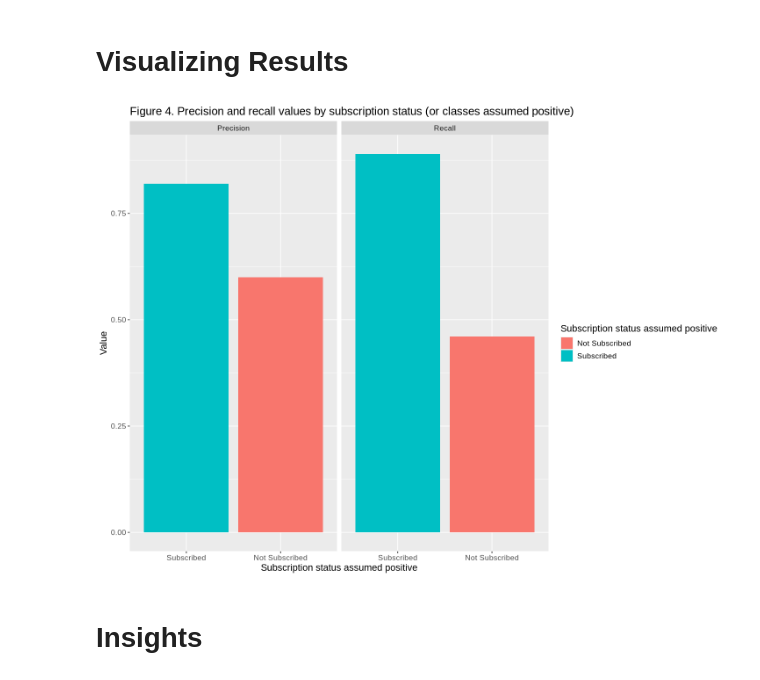
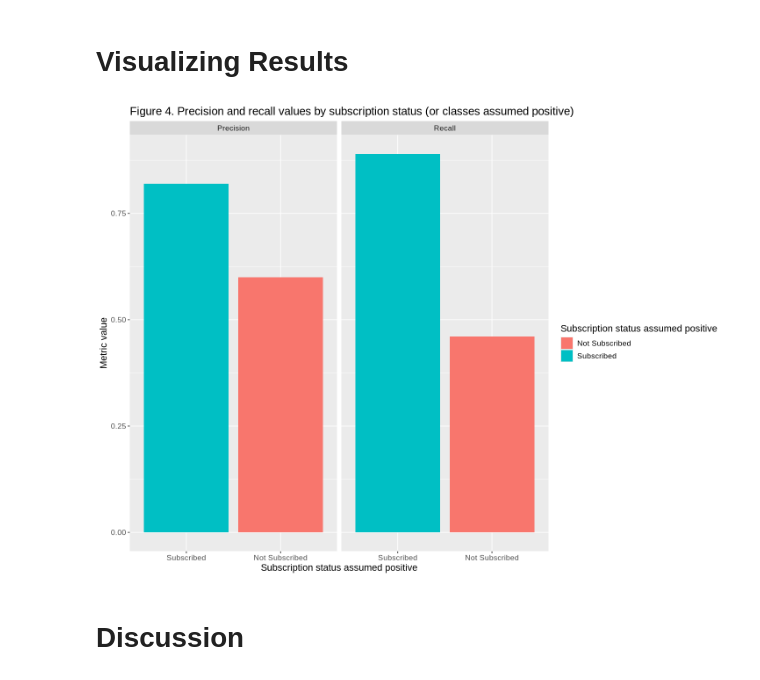
Before and after one commit to adamcheng7/DSCI-100-Final-Project-Report, a Jupyter notebook: Final Project Report.ipynb, the cells around one changed output. Drawn from its saved outputs; the diff is of its cells as text; code cells hidden in the pictures.

```diff
--- a/Final Project Report.ipynb
+++ b/Final Project Report.ipynb
@@ -404,23 +515,23 @@ A tibble: 2 × 3
 # %%
 options(repr.plot.width=12,repr.plot.height=9)
 
 # Recall and precision comparison bar chart between subscription statuses
 
 mc_precision_recall_longer<-mc_precision_recall|>
     pivot_longer(cols=Precision:Recall,names_to="metric",values_to="value")
 
 mc_recall_precision_plot<-mc_precision_recall_longer|>
     ggplot(aes(x=fct_reorder(as_factor(`Class Assumed Positive`),value,.desc = TRUE),y=value,fill=`Class Assumed Positive`))+
     geom_bar(stat="identity",position="dodge")+
     facet_grid(cols=vars(metric))+
-    labs(x="Subscription status assumed positive",y="Value",
+    labs(x="Subscription status assumed positive",y="Metric value",
          fill="Subscription status assumed positive",
          title="Figure 4. Precision and recall values by subscription status (or classes assumed positive)")+
     theme(text = element_text(size = 13))
 
 mc_recall_precision_plot
 # %% [output]
-[figure, old version]
+[figure, new version]
 # %% [markdown]
-# Insights
+# Discussion
 # %% [markdown]
```
Also changed, not shown: parts of 20 cells of this notebook.
